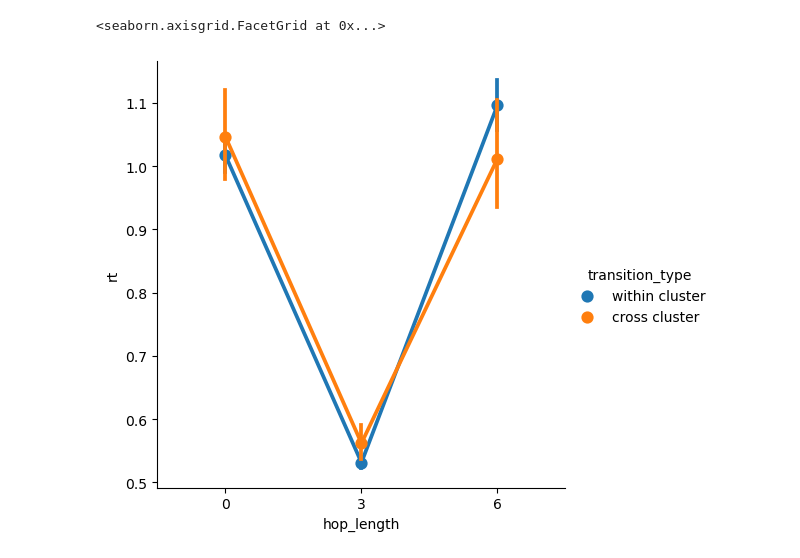
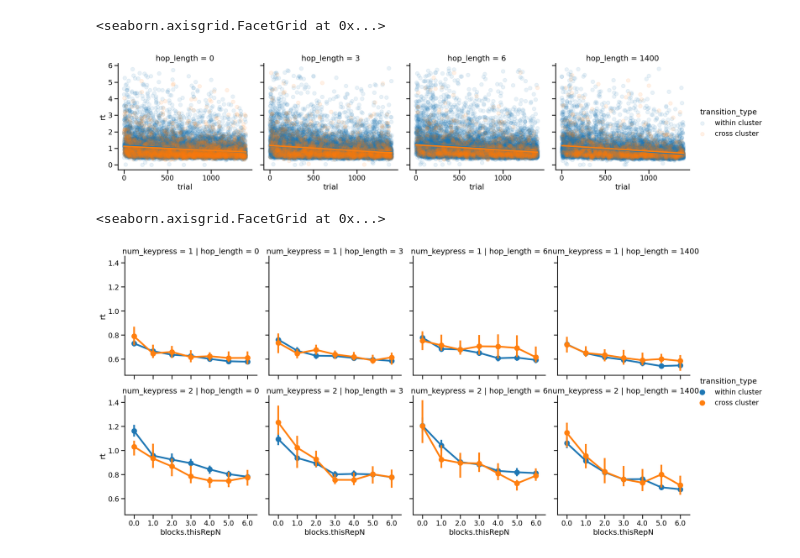
Before and after one commit to tejas-savalia/event-boundaries, a Jupyter notebook: eb_03/analyses/analysis_sandbox.ipynb, the cells around one changed output. Saved outputs shown, nothing was run; the diff lists cells and outputs as text; code cells hidden in the pictures.

```diff
--- a/eb_03/analyses/analysis_sandbox.ipynb
+++ b/eb_03/analyses/analysis_sandbox.ipynb
@@ -13,6 +14,9 @@ def clean_data(filename):
         data = pd.read_csv('data/' + filename)
         # Drop instruction rows by dropping rows with missing data in column: 'blocks.thisRepN'
         data = data.dropna(subset=['blocks.thisRepN']).reset_index(drop=True)
+
+        if len(data) < 1400:
+            raise TypeError('Incomplete Data')
 
         #Compute accuracy as True if number of response values are the same as number of stim values
         # print(data['stim'])
@@ -36,9 +40,9 @@ def clean_data(filename):
         data['trial'] = np.arange(len(data))
     except:
         return None
+    data['num_keypress'] = [len(ast.literal_eval(data['stim'][i])) for i in range(len(data))]
 
-
-    return data[['participant', 'trial', 'blocks.thisRepN', 'accuracy', 'hop_length', 'node_type', 'transition_type', 'rt']]
+    return data[['participant', 'trial', 'blocks.thisRepN', 'accuracy', 'hop_length', 'node_type', 'transition_type', 'rt', 'stim', 'num_keypress']]
 # %%
 data_files = []
 for f in os.listdir('data/'):
@@ -64,0 +51,12 @@ df_clean
+# %%
+df_clean = pd.concat([clean_data(f) for f in data_files]).reset_index(drop = True)
+df_clean['reset'] = 'False'
+df_clean.loc[df_clean['trial'].values%(df_clean['hop_length'].values+1) == 0, 'reset'] = 'True'
+
+
+
+df_clean_rt_outlier = df_clean[np.abs(stat.zscore(df_clean['rt'], nan_policy='omit')) < 3]
+df_clean_rt_outlier['node_transition_type'] = df_clean_rt_outlier['node_type'] + ' ' + df_clean_rt_outlier['transition_type']
+
+df_clean_participant = df_clean_rt_outlier.groupby(['participant', 'blocks.thisRepN', 'hop_length', 'node_type', 'transition_type', 'num_keypress']).median().reset_index()
+# df_clean = df_clean.loc[stat.zscore(df_clean['rt']) < 3].reset_index()
@@ -64,0 +69,2 @@ df_clean
+# %%
+df_clean_rt_outlier['hop_length'] = df_clean_rt_outlier.hop_length.astype('str')
@@ -64,0 +77,6 @@ df_clean
+# %%
+sns.set_context('talk')
+sns.catplot(y = 'accuracy',
+            x = 'blocks.thisRepN', col = 'hop_length', hue = 'node_type', col_wrap=2,
+            kind = 'point',
+            data=df_clean)
@@ -65,8 +86,15 @@ df_clean
+# %%
+sns.lmplot(y = 'rt',
+            x = 'trial', col = 'hop_length', hue = 'transition_type',
+            data=df_clean_rt_outlier, scatter_kws={'alpha': 0.1})
+# %% [output]
+<seaborn.axisgrid.FacetGrid at 0x...>
+[figure, added]
 # %%
 sns.catplot(y = 'rt',
-            x = 'hop_length', hue = 'transition_type', #col = 'node_type',
-            kind = 'point',
-            data=df_clean)
+            x = 'blocks.thisRepN', col = 'hop_length', hue = 'transition_type', row = 'num_keypress',
+            kind = 'point', estimator='median',
+            data=df_clean_rt_outlier)
 # %% [output]
 <seaborn.axisgrid.FacetGrid at 0x...>
-[figure, old version]
+[figure, new version]
```
Also changed, not shown: parts of 14 cells of this notebook.
